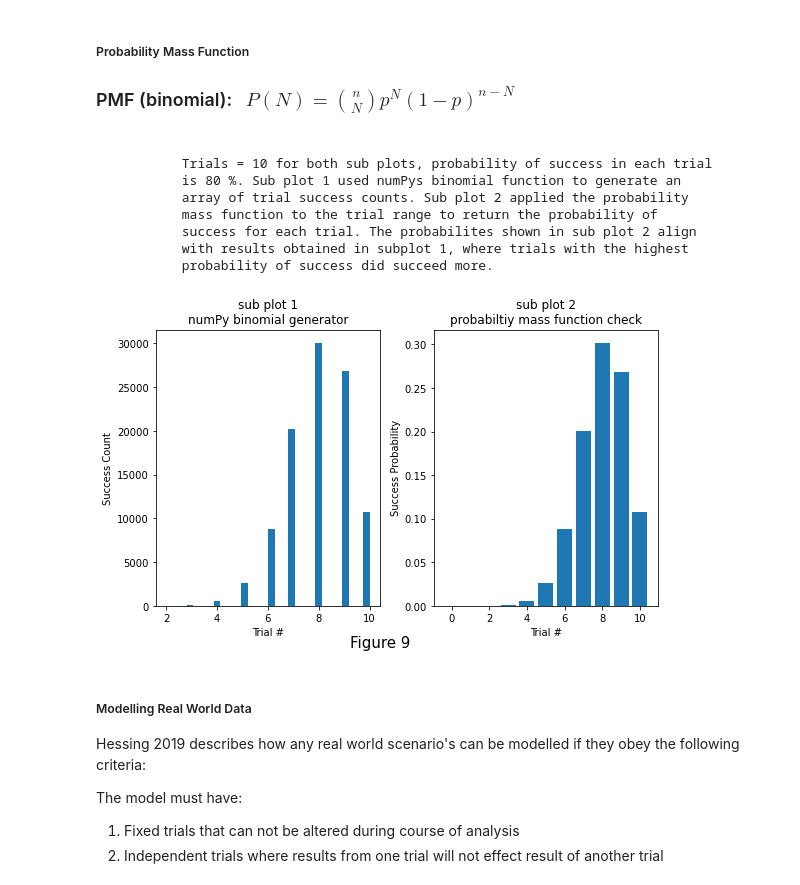
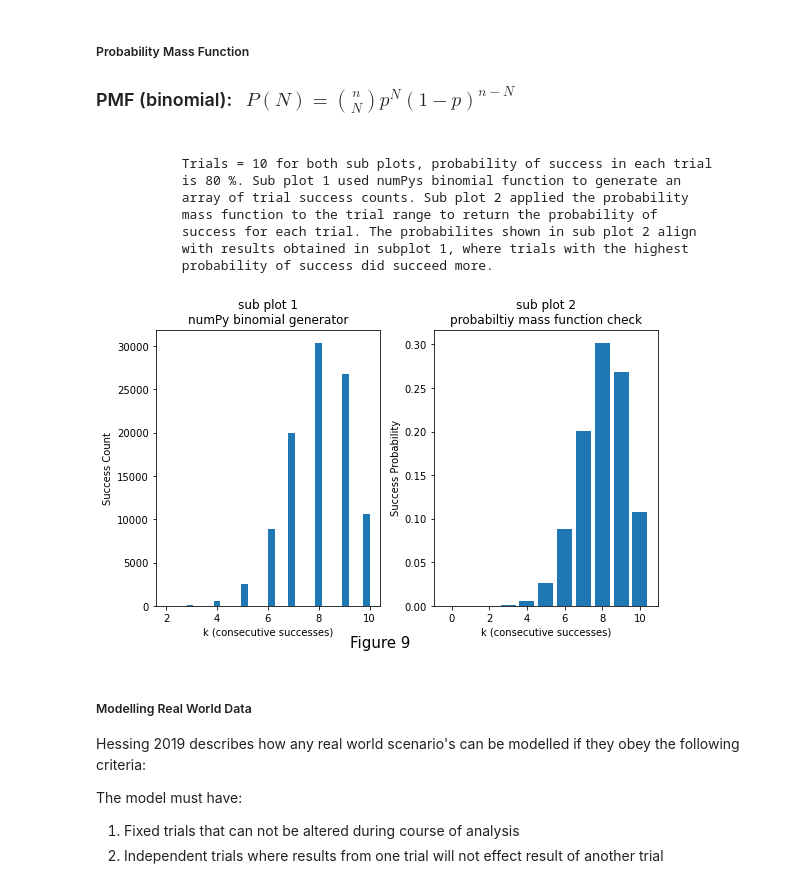
Before and after one commit to CiaranMoran27/playing_with_jupyter, a Jupyter notebook: numpy-random.ipynb, the cells around one changed output. Drawn from its saved outputs; the diff is of its cells as text; code cells hidden in the pictures.

```diff
--- a/numpy-random.ipynb
+++ b/numpy-random.ipynb
@@ -582,36 +579,36 @@ fig, (ax1, ax2) = plt.subplots(1, 2, figsize = (8, 5))
 plt.figtext(0.5, 0, 'Figure 9', wrap = True, horizontalalignment = 'center', fontsize = 15);
 
 ax1.hist(binom_array, bins = 30)
 ax2.bar(p_check_table['successes'], p_check_table['prob'])
 
 ax1.set_title('sub plot 1\nnumPy binomial generator')
-ax1.set_xlabel('Trial #')
+ax1.set_xlabel('k (consecutive successes)')
 ax1.set_ylabel('Success Count')
 
 ax2.set_title('sub plot 2\nprobabiltiy mass function check')
-ax2.set_xlabel('Trial #')
+ax2.set_xlabel('k (consecutive successes)')
 ax2.set_ylabel('Success Probability')
 plt.tight_layout()
 
 
 # description for plot
 string_spacer = [' ' * 11 for i in range(12)]
 print('\n{}Trials = 10 for both sub plots, probability of success in each trial\n\
 {}is 80 %. Sub plot 1 used numPys binomial function to generate an\n\
 {}array of trial success counts. Sub plot 2 applied the probability\n\
 {}mass function to the trial range to return the probability of\n\
 {}success for each trial. The probabilites shown in sub plot 2 align\n\
 {}with results obtained in subplot 1, where trials with the highest\n\
 {}probability of success did succeed more.\n'.format(*string_spacer))
 # %% [output]
            Trials = 10 for both sub plots, probability of success in each trial
            is 80 %. Sub plot 1 used numPys binomial function to generate an
            array of trial success counts. Sub plot 2 applied the probability
            mass function to the trial range to return the probability of
            success for each trial. The probabilites shown in sub plot 2 align
            with results obtained in subplot 1, where trials with the highest
            probability of success did succeed more.
-[figure, old version]
+[figure, new version]
 # %% [markdown]
 ##### Modelling Real World Data
 
```
Also changed, not shown: parts of 18 cells of this notebook.
